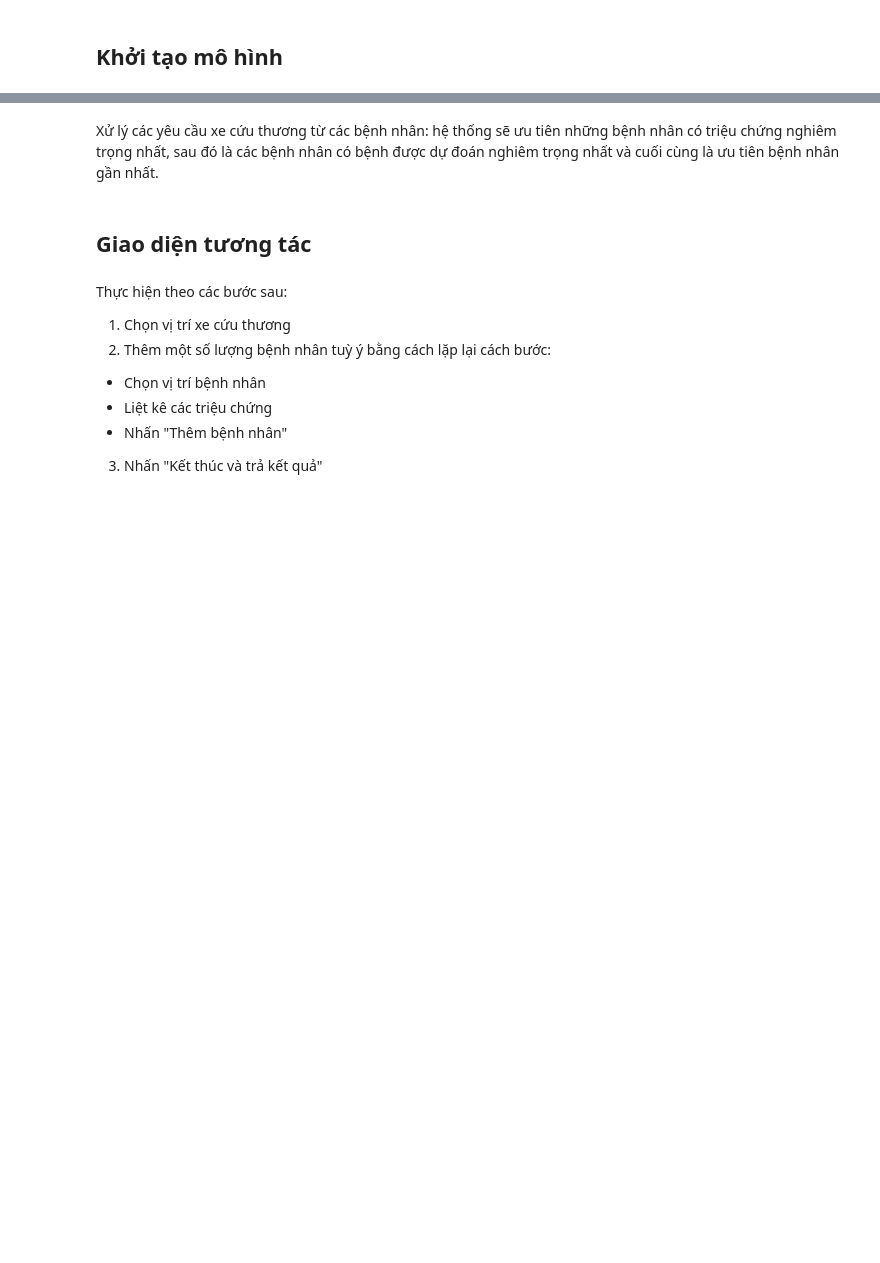
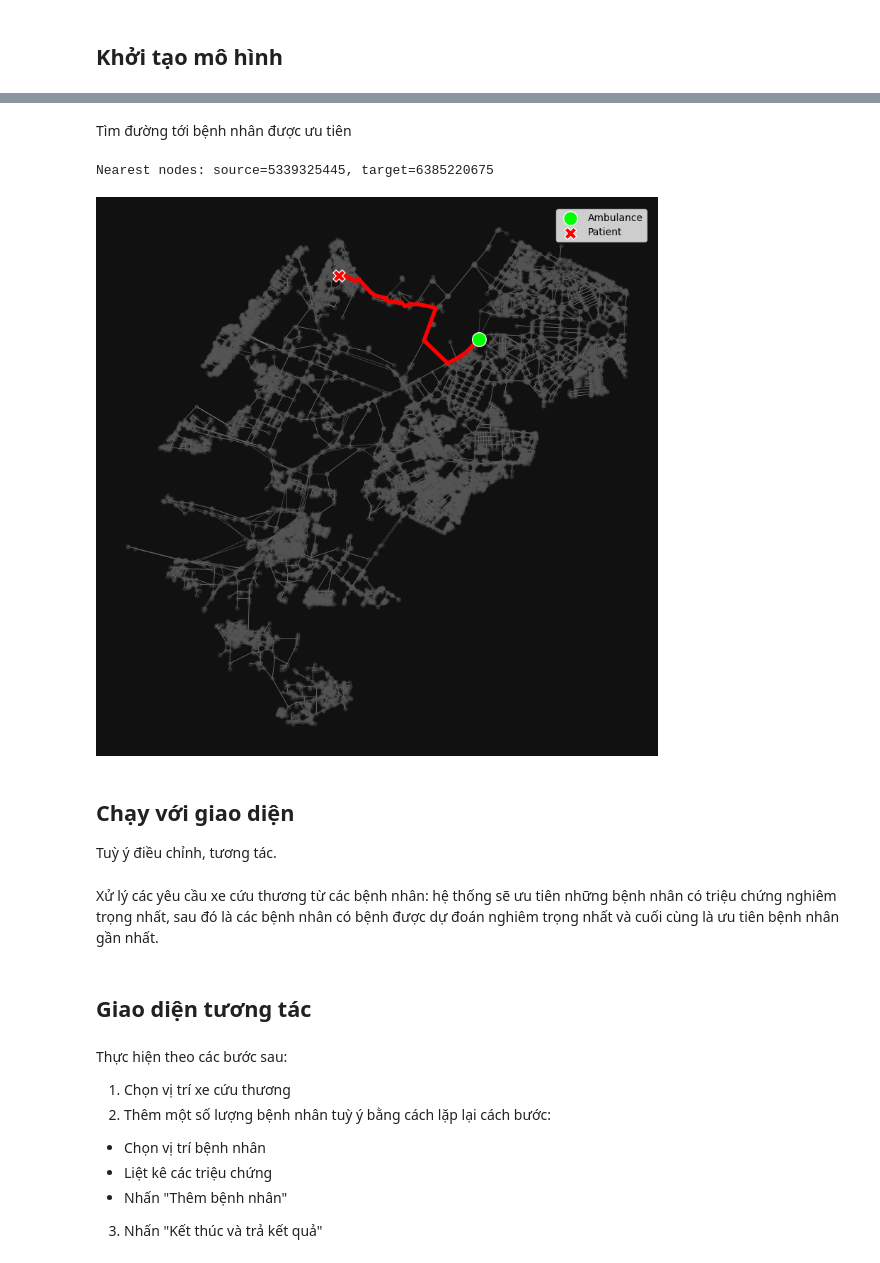
Before and after one commit to hoanganh1105/ai-ambulance-coordinator, a Jupyter notebook: notebooks/Main_Pipeline.ipynb, the cells around one changed output, grey strips where cells are left out. Saved outputs shown, nothing was run; the diff lists cells and outputs as text; code cells hidden in the pictures; blank space fills up the shorter version.

```diff
--- a/notebooks/Main_Pipeline.ipynb
+++ b/notebooks/Main_Pipeline.ipynb
@@ -105,3 +145,20 @@ route_planner.add_edges_attribute("weight", weight_func)
+# %% [markdown]
+Tìm đường tới bệnh nhân được ưu tiên
+# %%
+# Vị trí xe cứu thương
+ambulance_pos = (28.60976729586756, 77.19122886657716)
+# Giả sử chọn bệnh nhân đầu tiên trong danh sách ưu tiên cao nhất
+chosen_patient = most_prior_patients[0]
+
+path, _ = route_planner.optimal_path(ambulance_pos, chosen_patient.position)
+route_planner.show_map(org=ambulance_pos, dests=[chosen_patient.position], route=path)
+# %% [output]
+Nearest nodes: source=5339325445, target=6385220675
+[figure, added]
+# %% [markdown]
+## Chạy với giao diện
+
+Tuỳ ý điều chỉnh, tương tác.
 # %% [markdown]
 Xử lý các yêu cầu xe cứu thương từ các bệnh nhân: hệ thống sẽ ưu tiên những bệnh nhân có triệu chứng nghiêm trọng nhất, sau đó là các bệnh nhân có bệnh được dự đoán nghiêm trọng nhất và cuối cùng là ưu tiên bệnh nhân gần nhất.
 # %%
```
Also changed, not shown: parts of 17 cells of this notebook.
